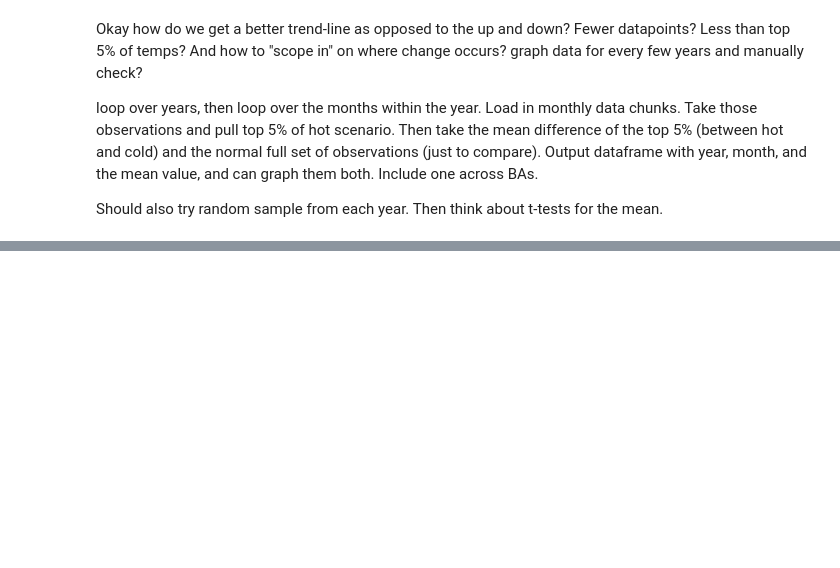
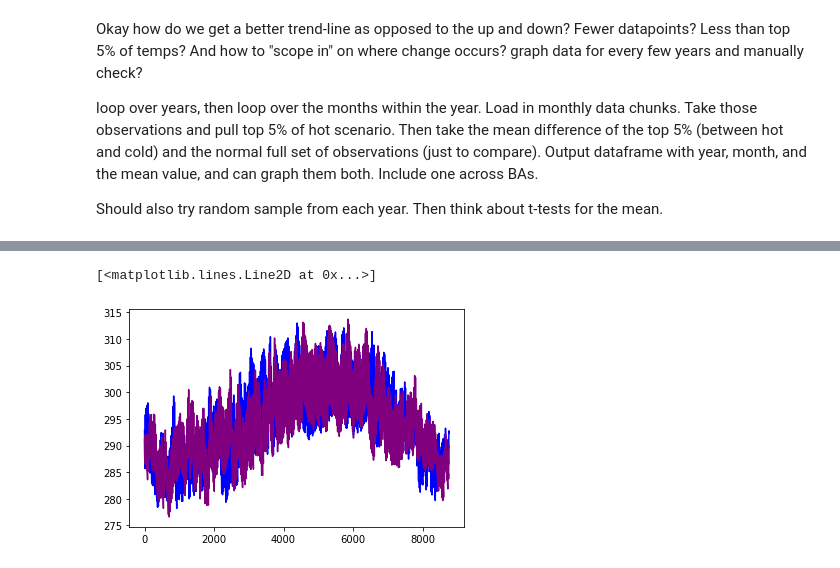
Before and after one commit to IMMM-SFA/misha_code, a Jupyter notebook: change_detection.ipynb, the cells around one changed output, grey strips where cells are left out. Cells and saved outputs as stored; diff of their text form; code cells hidden in the pictures; blank space fills up the shorter version.

```diff
--- a/change_detection.ipynb
+++ b/change_detection.ipynb
@@ -284,0 +231,10 @@ plt.plot(aeci_diff_5['Mean_Difference'])
+# %%
+hot_df_2081 = pd.read_csv(r'C:\projects\CONUS_TGW_WRF_SSP585_HOT\CONUS_TGW_WRF_SSP585_HOT\CISO_WRF_Hourly_Mean_Meteorology_2081.csv', index_col = None, header = 0)
+hot_df_2082 = pd.read_csv(r'C:\projects\CONUS_TGW_WRF_SSP585_HOT\CONUS_TGW_WRF_SSP585_HOT\CISO_WRF_Hourly_Mean_Meteorology_2082.csv', index_col = None, header = 0)
+hot_df_2083 = pd.read_csv(r'C:\projects\CONUS_TGW_WRF_SSP585_HOT\CONUS_TGW_WRF_SSP585_HOT\CISO_WRF_Hourly_Mean_Meteorology_2083.csv', index_col = None, header = 0)
+print(hot_df_2081)
+
+plt.plot(hot_df_2081['T2'], color = 'blue')
+plt.plot(hot_df_2082['T2'], color = 'purple')
+# plt.plot(hot_df_2083['T2'], color = 'red')
+# %% [output]
@@ -284,0 +255,2 @@ plt.plot(aeci_diff_5['Mean_Difference'])
+[<matplotlib.lines.Line2D at 0x...>]
+[figure, added]
```
Also changed, not shown: parts of 21 cells of this notebook.
